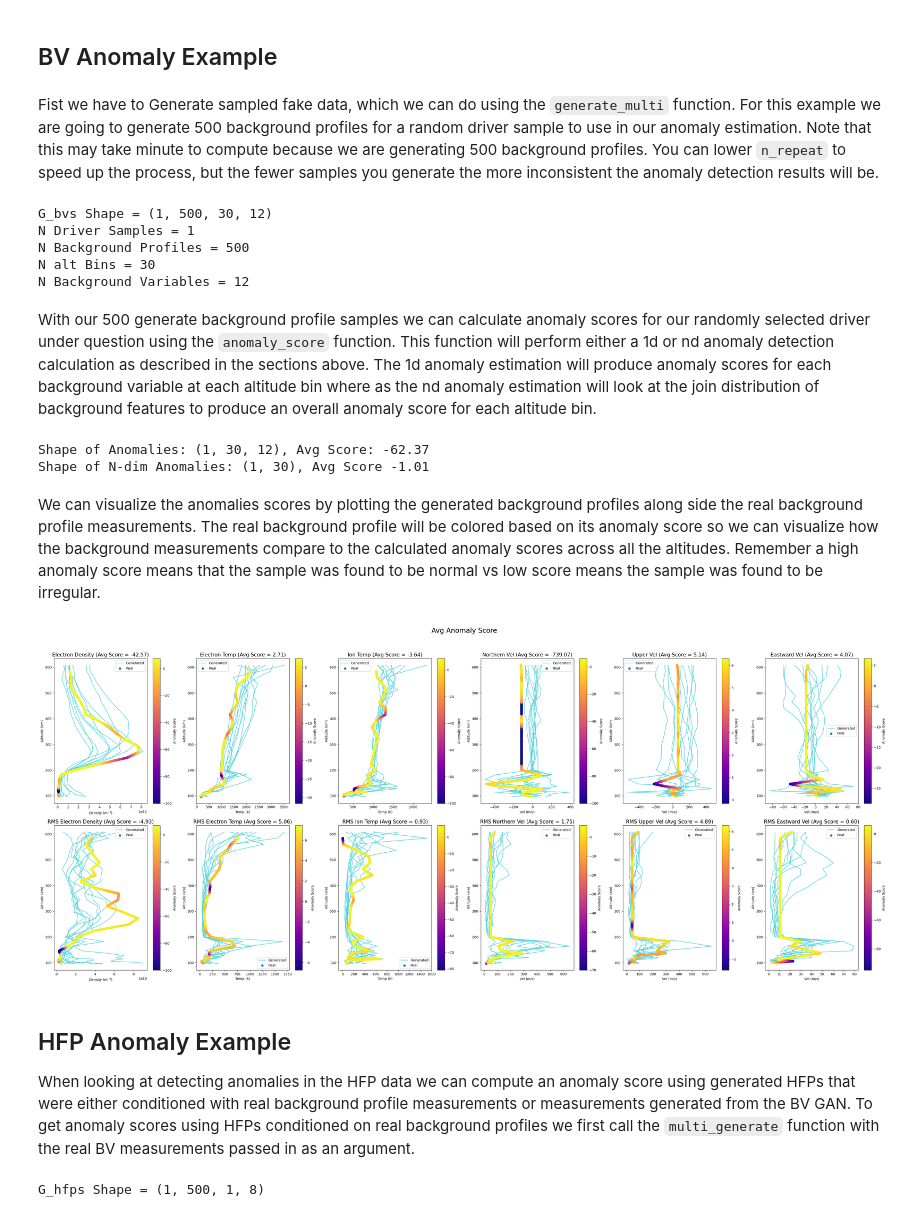
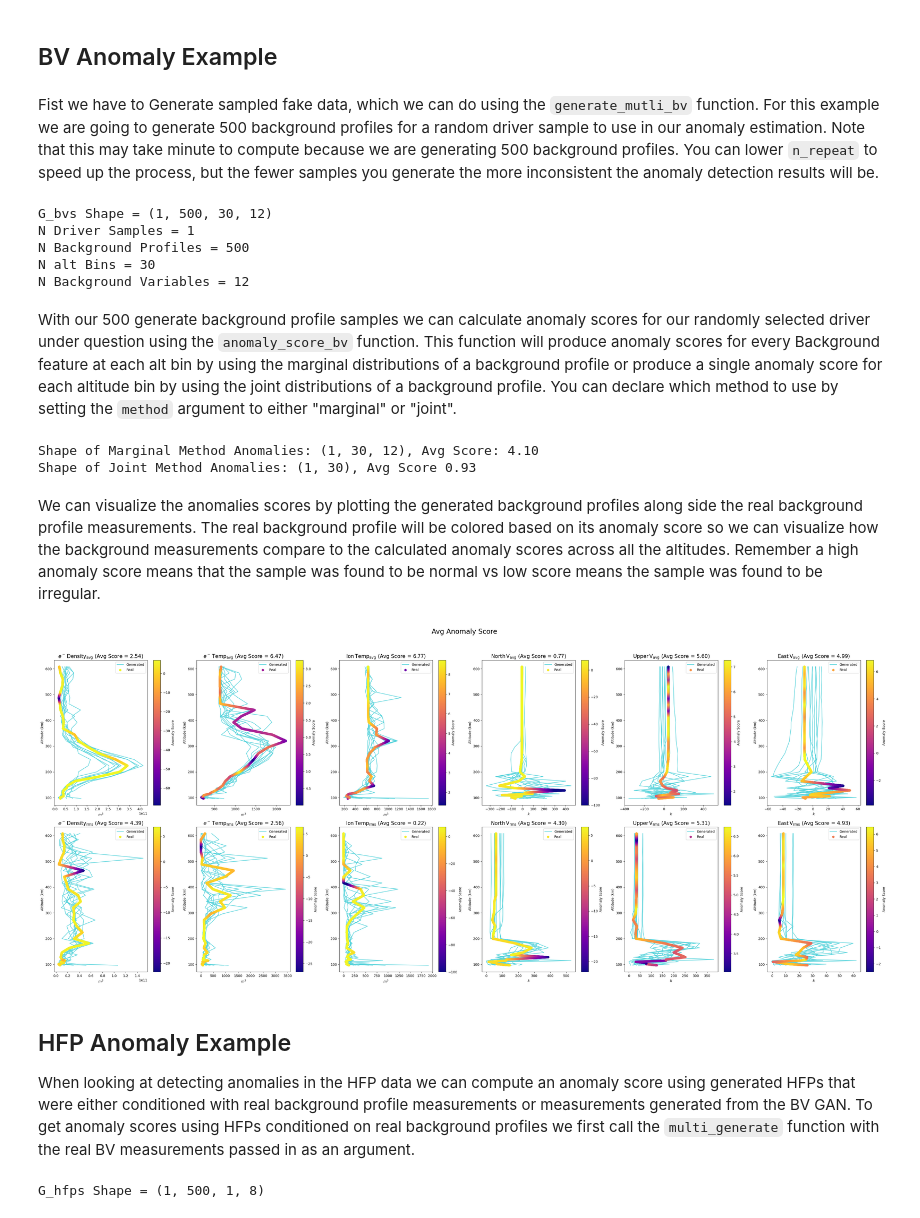
Before and after one commit to sri-geospace/atmosense-abcgan, a Jupyter notebook: tutorials/demo.ipynb, the cells around one changed output. Cells and saved outputs as stored; diff of their text form; code cells hidden in the pictures.

```diff
--- a/tutorials/demo.ipynb
+++ b/tutorials/demo.ipynb
@@ -68,7 +63,6 @@ driver parameters, background variables, an alt mask for the background variable
 # %%
-fname = 'tutorial_all.h5'
-drivers, bvs, alt_mask, hfps, wave_mask, unix_time = load_h5_data(fname, load_hfp=True, n_samples=500)
-
+fname = 'tutorial_isr.h5'
+drivers, bvs, alt_mask, hfps, wave_mask, unix_time = load_h5_data(fname, n_samples=1000, random_start=True, load_hfp=True)
 print(f"Drivers Shape : {drivers.shape}")
 print(f"Background Variables Shape : {bvs.shape}")
 print(f"Alt Mask Shape : {alt_mask.shape}")
@@ -255,5 +179,6 @@ and HFP waves each of the 500 external driver samples. Note that the `abcgan.gen
 # %%
-G_bvs, G_hfps, G_b = abcgan.generate(drivers, generate_hfps=True)
+G_bvs = generate_bvs(drivers=drivers)
+G_hfps, G_b = generate_hfps(drivers=drivers, bv_measurements=G_bvs)
 Gb_mask = G_b < np.random.uniform(size=len(G_b))
 print(f'Generated HFP Shape: {G_hfps.shape}')
 print(f'Generated BV Shape: {G_bvs.shape}')
@@ -493,20 +386,17 @@ plt.imshow(img)
 # %% [markdown]
 ## BV Anomaly Example
 # %% [markdown]
-Fist we have to Generate sampled fake data, which we can do using the `generate_multi` function. For this example
-we are going to generate 500 background profiles for a random driver sample to use in our anomaly estimation. Note that
-this may take minute to compute because we are generating 500 background profiles. You can lower `n_repeat` to speed up the
-process, but the fewer samples you generate the more inconsistent the anomaly detection results will be.
+Fist we have to Generate sampled fake data, which we can do using the `generate_mutli_bv` function. For this example we are going to generate 500 background profiles for a random driver sample to use in our anomaly estimation. Note that this may take minute to compute because we are generating 500 background profiles. You can lower `n_repeat` to speed up the process, but the fewer samples you generate the more inconsistent the anomaly detection results will be.
 # %%
 sample_idx = np.random.choice(np.arange(len(drivers))[wave_mask[:, 0]], size=[1])
 n_repeat = 500
-G_bvs = generate_multi(drivers[sample_idx, ...], n_repeat=n_repeat)
+G_sampled_bvs = generate_multi_bv(drivers[sample_idx, ...], n_repeat=n_repeat)
 
-print(f"G_bvs Shape = {G_bvs.shape}")
-print(f"N Driver Samples = {G_bvs.shape[0]}")
-print(f"N Background Profiles = {G_bvs.shape[1]}")
-print(f"N alt Bins = {G_bvs.shape[2]}")
-print(f"N Background Variables = {G_bvs.shape[3]}")
+print(f"G_bvs Shape = {G_sampled_bvs.shape}")
+print(f"N Driver Samples = {G_sampled_bvs.shape[0]}")
+print(f"N Background Profiles = {G_sampled_bvs.shape[1]}")
+print(f"N alt Bins = {G_sampled_bvs.shape[2]}")
+print(f"N Background Variables = {G_sampled_bvs.shape[3]}")
 # %% [output]
 G_bvs Shape = (1, 500, 30, 12)
 N Driver Samples = 1
@@ -514,60 +404,52 @@ N Background Profiles = 500
 N alt Bins = 30
 N Background Variables = 12
 # %% [markdown]
-With our 500 generate background profile samples we can calculate anomaly scores for our randomly selected driver under question
-using the `anomaly_score` function. This function will perform either a 1d or nd anomaly detection calculation as described in the sections above.
-The 1d anomaly estimation will produce anomaly scores for each background variable at each altitude bin where as the nd anomaly
-estimation will look at the join distribution of background features to produce an overall anomaly score for each altitude bin.
+With our 500 generate background profile samples we can calculate anomaly scores for our randomly selected driver under question using the `anomaly_score_bv` function. This function will produce anomaly scores for every Background feature at each alt bin by using the marginal distributions of a background profile or produce a single anomaly score for each altitude bin by using the joint distributions of a background profile. You can declare which method to use by setting the `method` argument to either "marginal" or "joint".
 # %%
-anomalies = anomaly_score(bvs[sample_idx, ...], G_bvs, alpha=2.0)
-print(f'Shape of Anomalies: {anomalies.shape}, Avg Score: {np.nanmean(anomalies):.2f}')
+marginal_anomalies = anomaly_score_bv(bvs[sample_idx, ...], G_sampled_bvs, method='marginal', alpha=2.0)
+print(f'Shape of Marginal Method Anomalies: {marginal_anomalies.shape}, Avg Score: {np.nanmean(marginal_anomalies):.2f}')
 
-nd_anomalies = anomaly_score(bvs[sample_idx, ...], G_bvs, nd_est='alt', alpha=2.0)
-print(f'Shape of N-dim Anomalies: {nd_anomalies.shape}, Avg Score {np.nanmean(nd_anomalies):.2f}')
+joint_anomalies = anomaly_score_bv(bvs[sample_idx, ...], G_sampled_bvs, method='joint', alpha=2.0)
+print(f'Shape of Joint Method Anomalies: {joint_anomalies.shape}, Avg Score {np.nanmean(joint_anomalies):.2f}')
 # %% [output]
-Shape of Anomalies: (1, 30, 12), Avg Score: -62.37
-Shape of N-dim Anomalies: (1, 30), Avg Score -1.01
+Shape of Marginal Method Anomalies: (1, 30, 12), Avg Score: 4.10
+Shape of Joint Method Anomalies: (1, 30), Avg Score 0.93
 # %% [markdown]
-We can visualize the anomalies scores by plotting the generated background profiles along side the real
-background profile measurements. The real background profile will be colored based on its anomaly score so we can visualize how the
-background measurements compare to the calculated anomaly scores across all the altitudes. Remember a high anomaly score
-means that the sample was found to be normal vs low score means the sample was found to be irregular.
+We can visualize the anomalies scores by plotting the generated background profiles along side the real background profile measurements. The real background profile will be colored based on its anomaly score so we can visualize how the background measurements compare to the calculated anomaly scores across all the altitudes. Remember a high anomaly score means that the sample was found to be normal vs low score means the sample was found to be irregular.
 # %%
 plt.style.use('default')
 fig, ax = plt.subplots(2, 6, figsize=(35, 15))
 pal = sns.color_palette('hls', n_colors=2)
 alt_grid = const.altgrid[1:const.max_alt]
 for i in range(6):
     for j in range(2):
         bv_index = 2*i + j
         for k in range(9):
-            ax[j, i].plot(G_bvs[0, k, 1:, bv_index], alt_grid, color=pal[1])
-        ax[j, i].plot(G_bvs[0, -1, 1:, bv_index], alt_grid, label='Generated', color=pal[1])
+            ax[j, i].plot(G_sampled_bvs[0, k, 1:, bv_index], alt_grid, color=pal[1])
+        ax[j, i].plot(G_sampled_bvs[0, -1, 1:, bv_index], alt_grid, label='Generated', color=pal[1])
         # ax[j, i].plot(bvs[sample_idx[0], :, bv_index], alt_grid, label='Real', color=pal[0],)
         alts_interp = np.linspace(const.altgrid[1], const.altgrid[const.max_alt - 1], 10000)
         bvs_interp = np.interp(alts_interp, xp=const.altgrid[1:const.max_alt], fp=bvs[sample_idx[0], 1:, bv_index],)
-        anom_interp = np.interp(alts_interp, xp=const.altgrid[1:const.max_alt], fp=anomalies[0, 1:, bv_index],)
+        anom_interp = np.interp(alts_interp, xp=const.altgrid[1:const.max_alt], fp=marginal_anomalies[0, 1:, bv_index],)
         im = ax[j, i].scatter(bvs_interp, alts_interp, label='Real', c=anom_interp, cmap='plasma', zorder=11,
-                              vmin=max(np.nanmin(anomalies[0, 1:, bv_index]), -100), vmax=np.nanmax(anomalies[0, 1:, bv_index]))
+                              vmin=max(np.nanmin(marginal_anomalies[0, 1:, bv_index]), -100), vmax=np.nanmax(marginal_anomalies[0, 1:, bv_index]))
         ax[j, i].legend()
         ax[j, i].set_xlabel(const.bv_units[bv_index], fontsize=10)
         ax[j, i].set_ylabel('Altitude (km)', fontsize=10)
         ax[j, i].set_xlabel(const.bv_units[bv_index], fontsize=10)
         ax[j, i].set_title(f'{const.bv_full_names[bv_index]} '
-                           f'(Avg Score = {np.nanmean(anomalies[0, 1:, bv_index]):.2f})',
+                           f'(Avg Score = {np.nanmean(marginal_anomalies[0, 1:, bv_index]):.2f})',
                            fontsize=15)
         fig.colorbar(im, ax=ax[j, i], label='Anomaly Score')
 
 plt.suptitle(f'Avg Anomaly Score', fontsize=20)
 plt.tight_layout(rect=[0, 0, 1, 0.95])
 plt.show()
 # %% [output]
-[figure, old version]
+[figure, new version]
 # %% [markdown]
 
 ## HFP Anomaly Example
 
-When looking at detecting anomalies in the HFP data we can compute an anomaly score using generated HFPs that were either conditioned
-with real background profile measurements or measurements generated from the BV GAN. To get anomaly scores using HFPs conditioned
-on real background profiles we first call the `multi_generate` function with the real BV measurements passed in as an argument.
+When looking at detecting anomalies in the HFP data we can compute an anomaly score using generated HFPs that were either conditioned with real background profile measurements or measurements generated from the BV GAN. To get anomaly scores using HFPs conditioned on real background profiles we first call the `multi_generate` function with the real BV measurements passed in as an argument.
 # %%
```
Also changed, not shown: parts of 80 cells of this notebook, 29 other files.
